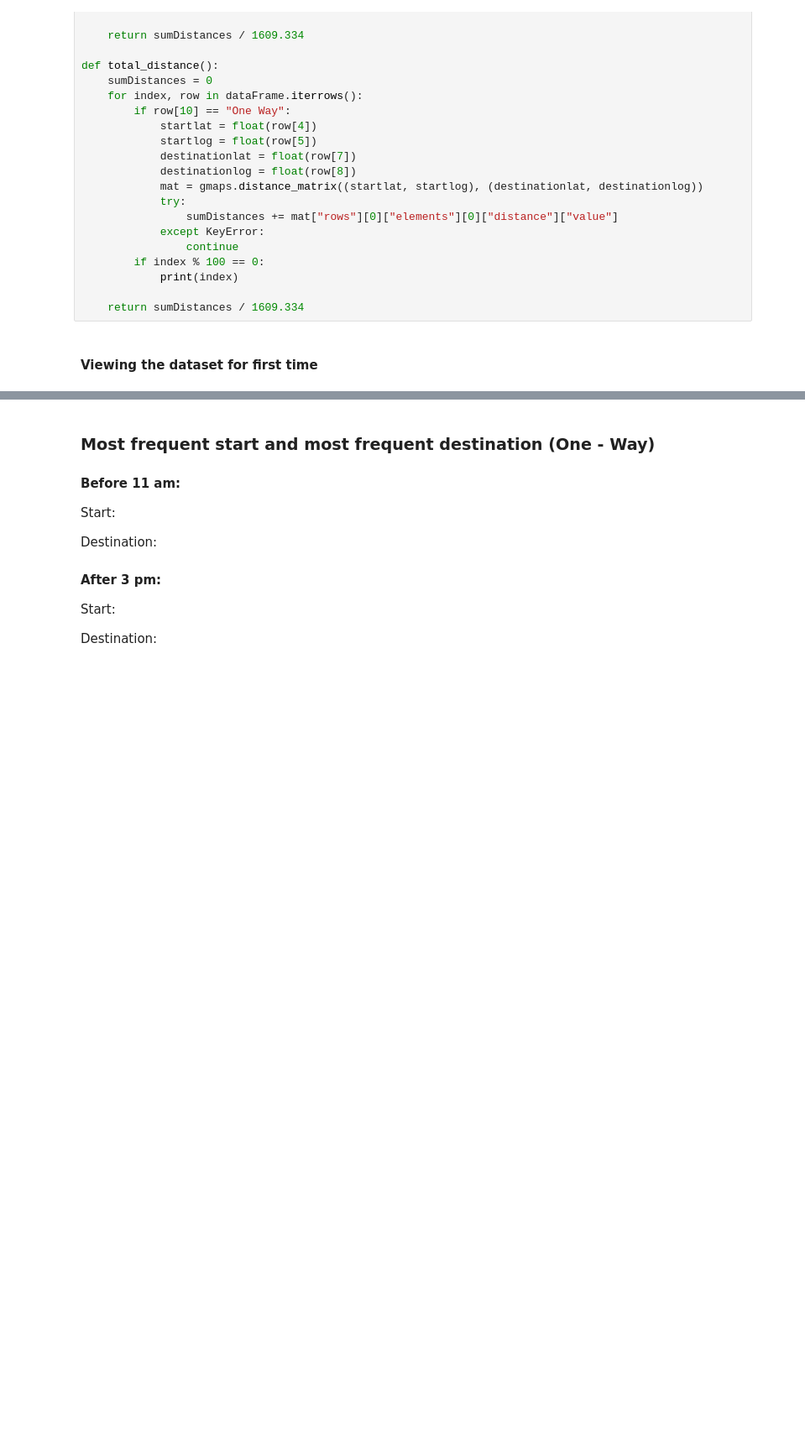
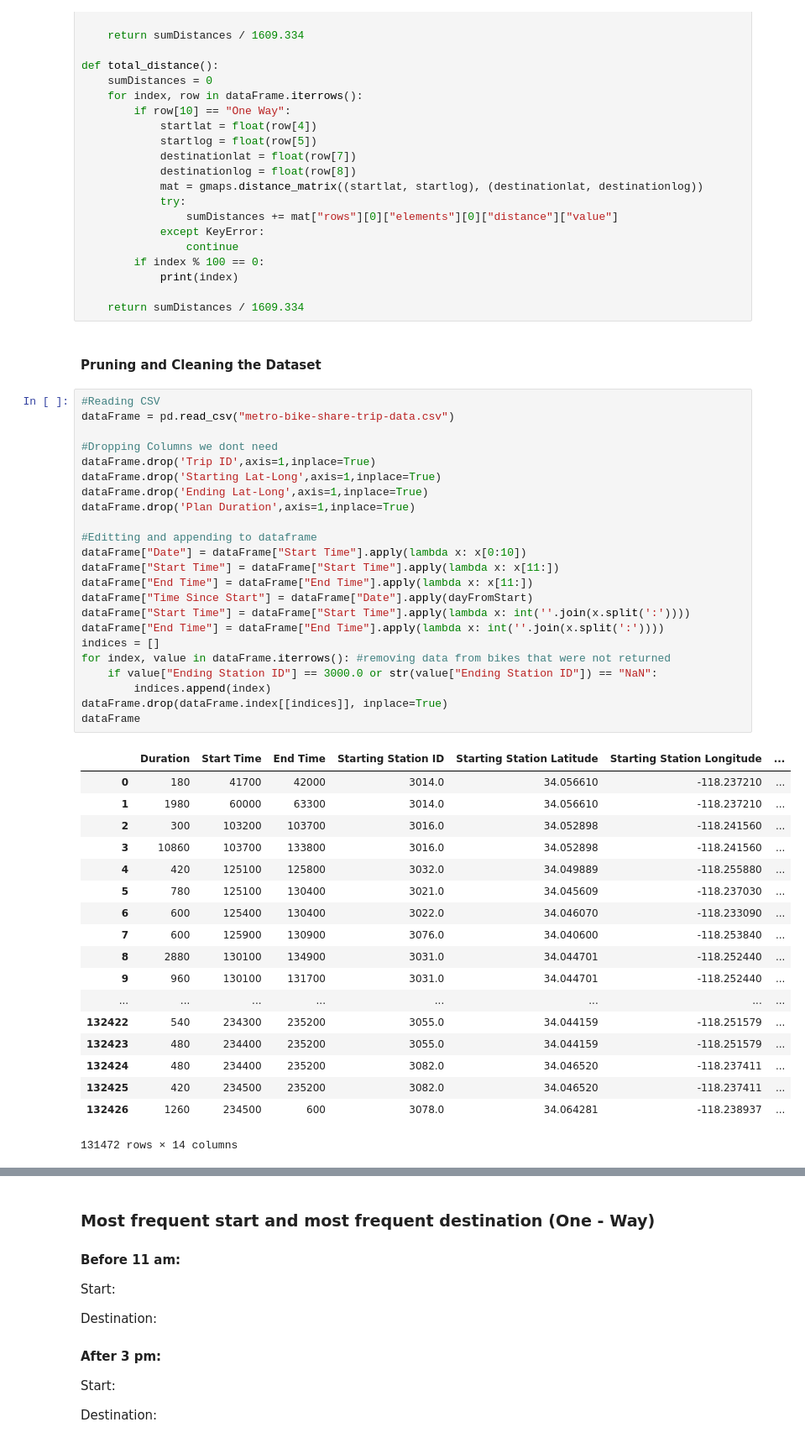
Before and after one commit to davidterpay/davidterpay.github.io, a Jupyter notebook: graph.py.ipynb, the cells around one changed output, grey strips where cells are left out. Shown at 84% size. Drawn from its saved outputs; the diff is of its cells as text; blank space fills up the shorter version.

```diff
--- a/graph.py.ipynb
+++ b/graph.py.ipynb
@@ -96,5 +79,47 @@ def total_distance():
             print(index)
 
     return sumDistances / 1609.334
-# %% [markdown]
-#### Viewing the dataset for first time
+# %% [markdown]
+#### Pruning and Cleaning the Dataset
+# %%
+#Reading CSV
+dataFrame = pd.read_csv("metro-bike-share-trip-data.csv")
+
+#Dropping Columns we dont need
+dataFrame.drop('Trip ID',axis=1,inplace=True)
+dataFrame.drop('Starting Lat-Long',axis=1,inplace=True)
+dataFrame.drop('Ending Lat-Long',axis=1,inplace=True)
+dataFrame.drop('Plan Duration',axis=1,inplace=True)
+
+#Editting and appending to dataframe
+dataFrame["Date"] = dataFrame["Start Time"].apply(lambda x: x[0:10])
+dataFrame["Start Time"] = dataFrame["Start Time"].apply(lambda x: x[11:])
+dataFrame["End Time"] = dataFrame["End Time"].apply(lambda x: x[11:])
+dataFrame["Time Since Start"] = dataFrame["Date"].apply(dayFromStart)
+dataFrame["Start Time"] = dataFrame["Start Time"].apply(lambda x: int(''.join(x.split(':'))))
+dataFrame["End Time"] = dataFrame["End Time"].apply(lambda x: int(''.join(x.split(':'))))
+indices = []
+for index, value in dataFrame.iterrows(): #removing data from bikes that were not returned
+    if value["Ending Station ID"] == 3000.0 or str(value["Ending Station ID"]) == "NaN":
+        indices.append(index)
+dataFrame.drop(dataFrame.index[[indices]], inplace=True)
+dataFrame
+# %% [output]
+|  | Duration | Start Time | End Time | Starting Station ID | Starting Station Latitude | Starting Station Longitude | ... |
+| 0 | 180 | 41700 | 42000 | 3014.0 | 34.056610 | -118.237210 | ... |
+| 1 | 1980 | 60000 | 63300 | 3014.0 | 34.056610 | -118.237210 | ... |
+| 2 | 300 | 103200 | 103700 | 3016.0 | 34.052898 | -118.241560 | ... |
+| 3 | 10860 | 103700 | 133800 | 3016.0 | 34.052898 | -118.241560 | ... |
+| 4 | 420 | 125100 | 125800 | 3032.0 | 34.049889 | -118.255880 | ... |
+| 5 | 780 | 125100 | 130400 | 3021.0 | 34.045609 | -118.237030 | ... |
+| 6 | 600 | 125400 | 130400 | 3022.0 | 34.046070 | -118.233090 | ... |
+| 7 | 600 | 125900 | 130900 | 3076.0 | 34.040600 | -118.253840 | ... |
+| 8 | 2880 | 130100 | 134900 | 3031.0 | 34.044701 | -118.252440 | ... |
+| 9 | 960 | 130100 | 131700 | 3031.0 | 34.044701 | -118.252440 | ... |
+| ... | ... | ... | ... | ... | ... | ... | ... |
+| 132422 | 540 | 234300 | 235200 | 3055.0 | 34.044159 | -118.251579 | ... |
+| 132423 | 480 | 234400 | 235200 | 3055.0 | 34.044159 | -118.251579 | ... |
+| 132424 | 480 | 234400 | 235200 | 3082.0 | 34.046520 | -118.237411 | ... |
+| 132425 | 420 | 234500 | 235200 | 3082.0 | 34.046520 | -118.237411 | ... |
+| 132426 | 1260 | 234500 | 600 | 3078.0 | 34.064281 | -118.238937 | ... |
+131472 rows × 14 columns
```
Also changed, not shown: parts of 21 cells of this notebook.
